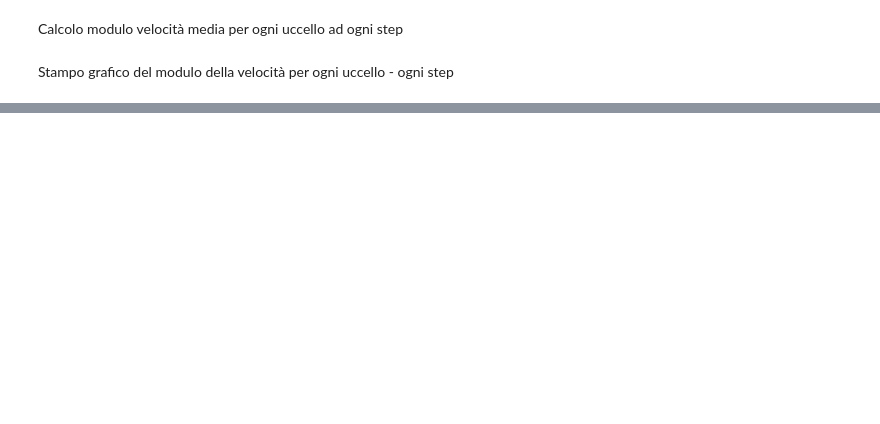
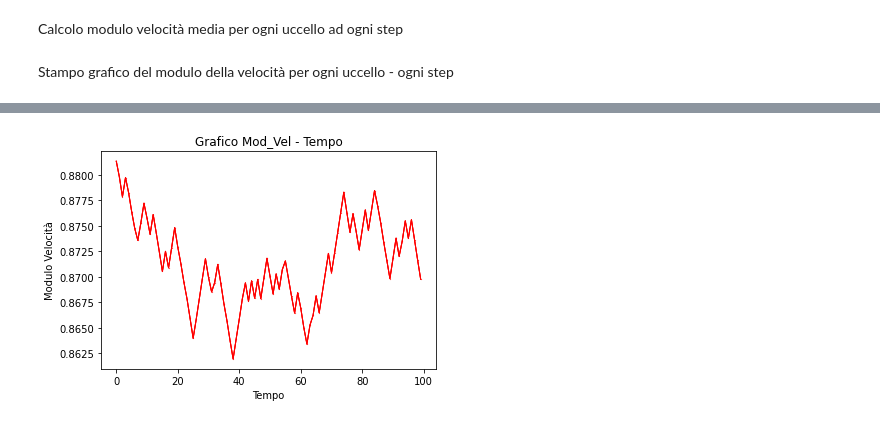
Before and after one commit to unibo-niccolotonin/Esame-Sistemi-Complessi-Stormi, a Jupyter notebook: FlockingCalcoli (3).ipynb, the cells around one changed output, grey strips where cells are left out. Saved outputs shown, nothing was run; the diff lists cells and outputs as text; code cells hidden in the pictures; blank space fills up the shorter version.

Commit message:
Aggiunta funzione per graficare le velocità medie

```diff
--- a/FlockingCalcoli (3).ipynb
+++ b/FlockingCalcoli (3).ipynb
@@ -305,0 +306,22 @@ print(vel_media_at_step(1))
+# %%
+max_time=500
+
+tempo=[]
+for j in range (steps):
+    tempo.append(j)
+tempo=np.array(tempo)
+
+vel_media_mod_tot = np.zeros((steps, ndim))
+
+for j in range(steps):
+    vel_media_mod_tot[j] = np.linalg.norm(vel_media_at_step(j))
+
+
+plt.plot(tempo[0:max_time], vel_media_mod_tot[:max_time, :], marker = "o", color = 'red',linewidth=1, markersize=0.11)
+plt.title("Grafico Mod_Vel - Tempo")
+plt.xlabel("Tempo")
+plt.ylabel("Modulo Velocità")
+
+plt.show()
+# %% [output]
+[figure, added]
```
Also changed, not shown: parts of 9 cells of this notebook.
